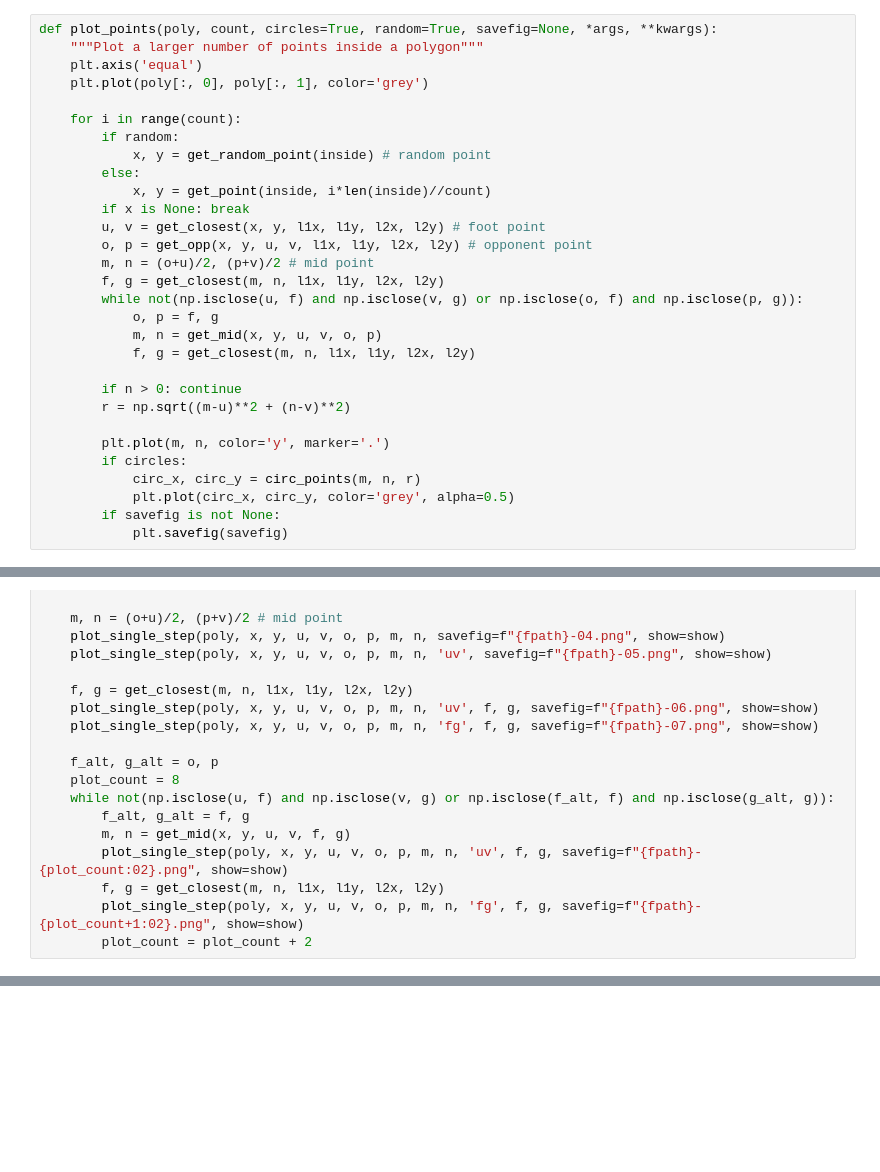
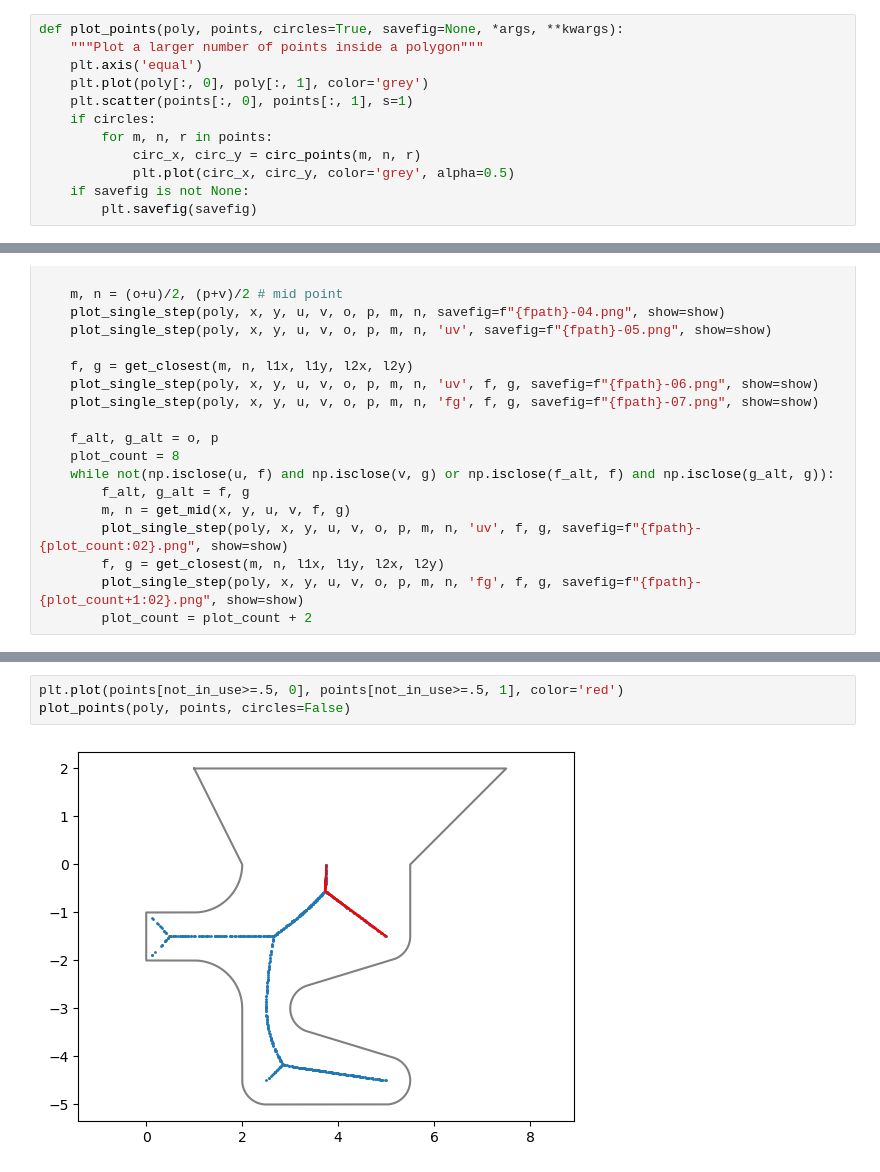
Before and after one commit to OF15-15/cweek25-magma, a Jupyter notebook: gruppe-sechs.ipynb, the cells around one changed output, grey strips where cells are left out. Cells and saved outputs as stored; diff of their text form; blank space fills up the shorter version.

```diff
--- a/gruppe-sechs.ipynb
+++ b/gruppe-sechs.ipynb
@@ -145,33 +173,15 @@ def get_mid(x, y, u, v, o, p):
 # %%
-def plot_points(poly, count, circles=True, random=True, savefig=None, *args, **kwargs):
+def plot_points(poly, points, circles=True, savefig=None, *args, **kwargs):
     """Plot a larger number of points inside a polygon"""
     plt.axis('equal')
     plt.plot(poly[:, 0], poly[:, 1], color='grey')
-
-    for i in range(count):
-        if random:
-            x, y = get_random_point(inside) # random point
-        else:
-            x, y = get_point(inside, i*len(inside)//count)
-        if x is None: break
-        u, v = get_closest(x, y, l1x, l1y, l2x, l2y) # foot point
-        o, p = get_opp(x, y, u, v, l1x, l1y, l2x, l2y) # opponent point
-        m, n = (o+u)/2, (p+v)/2 # mid point
-        f, g = get_closest(m, n, l1x, l1y, l2x, l2y)
-        while not(np.isclose(u, f) and np.isclose(v, g) or np.isclose(o, f) and np.isclose(p, g)):
-            o, p = f, g
-            m, n = get_mid(x, y, u, v, o, p)
-            f, g = get_closest(m, n, l1x, l1y, l2x, l2y)
-
-        if n > 0: continue
-        r = np.sqrt((m-u)**2 + (n-v)**2)
-
-        plt.plot(m, n, color='y', marker='.')
-        if circles:
+    plt.scatter(points[:, 0], points[:, 1], s=1)
+    if circles:
+        for m, n, r in points:
             circ_x, circ_y = circ_points(m, n, r)
             plt.plot(circ_x, circ_y, color='grey', alpha=0.5)
-        if savefig is not None:
-            plt.savefig(savefig)
+    if savefig is not None:
+        plt.savefig(savefig)
 # %%
 def get_step_plot(x=None, y=None, u=None, v=None, o=None, p=None,
                   m=None, n=None, circ=None, f=None, g=None):
@@ -247,0 +306,5 @@ plot_points(poly, 100, random=False)
+# %%
+plt.plot(points[not_in_use>=.5, 0], points[not_in_use>=.5, 1], color='red')
+plot_points(poly, points, circles=False)
+# %% [output]
+[figure, added]
```
Also changed, not shown: parts of 6 cells of this notebook.
